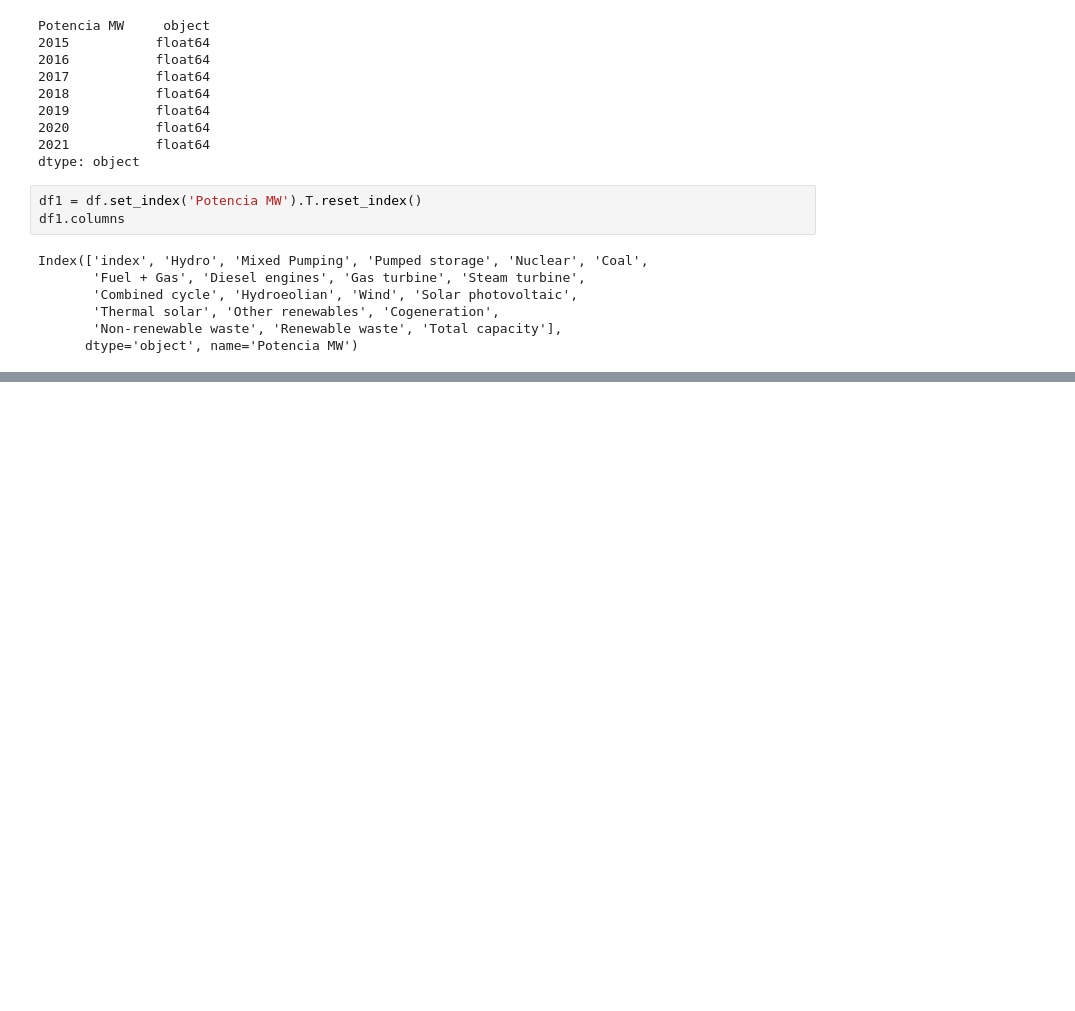
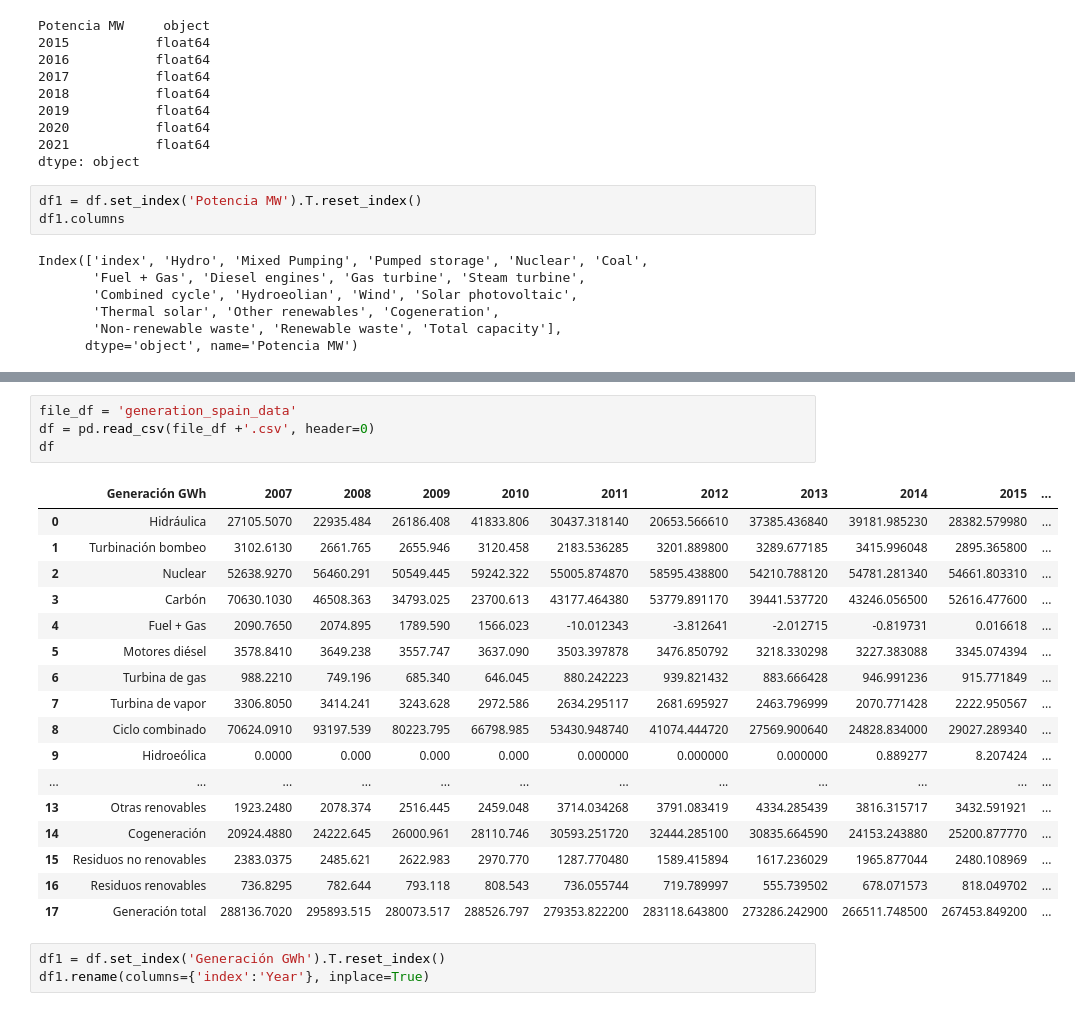
Before and after one commit to castorgit/Renewables-stats, a Jupyter notebook: Renewables_spain_increase.ipynb, the cells around one changed output, grey strips where cells are left out. Drawn from its saved outputs; the diff is of its cells as text; blank space fills up the shorter version.

```diff
--- a/Renewables_spain_increase.ipynb
+++ b/Renewables_spain_increase.ipynb
@@ -117,3 +117,28 @@ ax.legend()
 plt.show()
 # %% [output]
 [figure]
+# %%
+file_df = 'generation_spain_data'
+df = pd.read_csv(file_df +'.csv', header=0)
+df
+# %% [output]
+|  | Generación GWh | 2007 | 2008 | 2009 | 2010 | 2011 | 2012 | 2013 | 2014 | 2015 | ... |
+| 0 | Hidráulica | 27105.5070 | 22935.484 | 26186.408 | 41833.806 | 30437.318140 | 20653.566610 | 37385.436840 | 39181.985230 | 28382.579980 | ... |
+| 1 | Turbinación bombeo | 3102.6130 | 2661.765 | 2655.946 | 3120.458 | 2183.536285 | 3201.889800 | 3289.677185 | 3415.996048 | 2895.365800 | ... |
+| 2 | Nuclear | 52638.9270 | 56460.291 | 50549.445 | 59242.322 | 55005.874870 | 58595.438800 | 54210.788120 | 54781.281340 | 54661.803310 | ... |
+| 3 | Carbón | 70630.1030 | 46508.363 | 34793.025 | 23700.613 | 43177.464380 | 53779.891170 | 39441.537720 | 43246.056500 | 52616.477600 | ... |
+| 4 | Fuel + Gas | 2090.7650 | 2074.895 | 1789.590 | 1566.023 | -10.012343 | -3.812641 | -2.012715 | -0.819731 | 0.016618 | ... |
+| 5 | Motores diésel | 3578.8410 | 3649.238 | 3557.747 | 3637.090 | 3503.397878 | 3476.850792 | 3218.330298 | 3227.383088 | 3345.074394 | ... |
+| 6 | Turbina de gas | 988.2210 | 749.196 | 685.340 | 646.045 | 880.242223 | 939.821432 | 883.666428 | 946.991236 | 915.771849 | ... |
+| 7 | Turbina de vapor | 3306.8050 | 3414.241 | 3243.628 | 2972.586 | 2634.295117 | 2681.695927 | 2463.796999 | 2070.771428 | 2222.950567 | ... |
+| 8 | Ciclo combinado | 70624.0910 | 93197.539 | 80223.795 | 66798.985 | 53430.948740 | 41074.444720 | 27569.900640 | 24828.834000 | 29027.289340 | ... |
+| 9 | Hidroeólica | 0.0000 | 0.000 | 0.000 | 0.000 | 0.000000 | 0.000000 | 0.000000 | 0.889277 | 8.207424 | ... |
+| ... | ... | ... | ... | ... | ... | ... | ... | ... | ... | ... | ... |
+| 13 | Otras renovables | 1923.2480 | 2078.374 | 2516.445 | 2459.048 | 3714.034268 | 3791.083419 | 4334.285439 | 3816.315717 | 3432.591921 | ... |
+| 14 | Cogeneración | 20924.4880 | 24222.645 | 26000.961 | 28110.746 | 30593.251720 | 32444.285100 | 30835.664590 | 24153.243880 | 25200.877770 | ... |
+| 15 | Residuos no renovables | 2383.0375 | 2485.621 | 2622.983 | 2970.770 | 1287.770480 | 1589.415894 | 1617.236029 | 1965.877044 | 2480.108969 | ... |
+| 16 | Residuos renovables | 736.8295 | 782.644 | 793.118 | 808.543 | 736.055744 | 719.789997 | 555.739502 | 678.071573 | 818.049702 | ... |
+| 17 | Generación total | 288136.7020 | 295893.515 | 280073.517 | 288526.797 | 279353.822200 | 283118.643800 | 273286.242900 | 266511.748500 | 267453.849200 | ... |
+# %%
+df1 = df.set_index('Generación GWh').T.reset_index()
+df1.rename(columns={'index':'Year'}, inplace=True)
```
Also changed, not shown: parts of 7 cells of this notebook.
